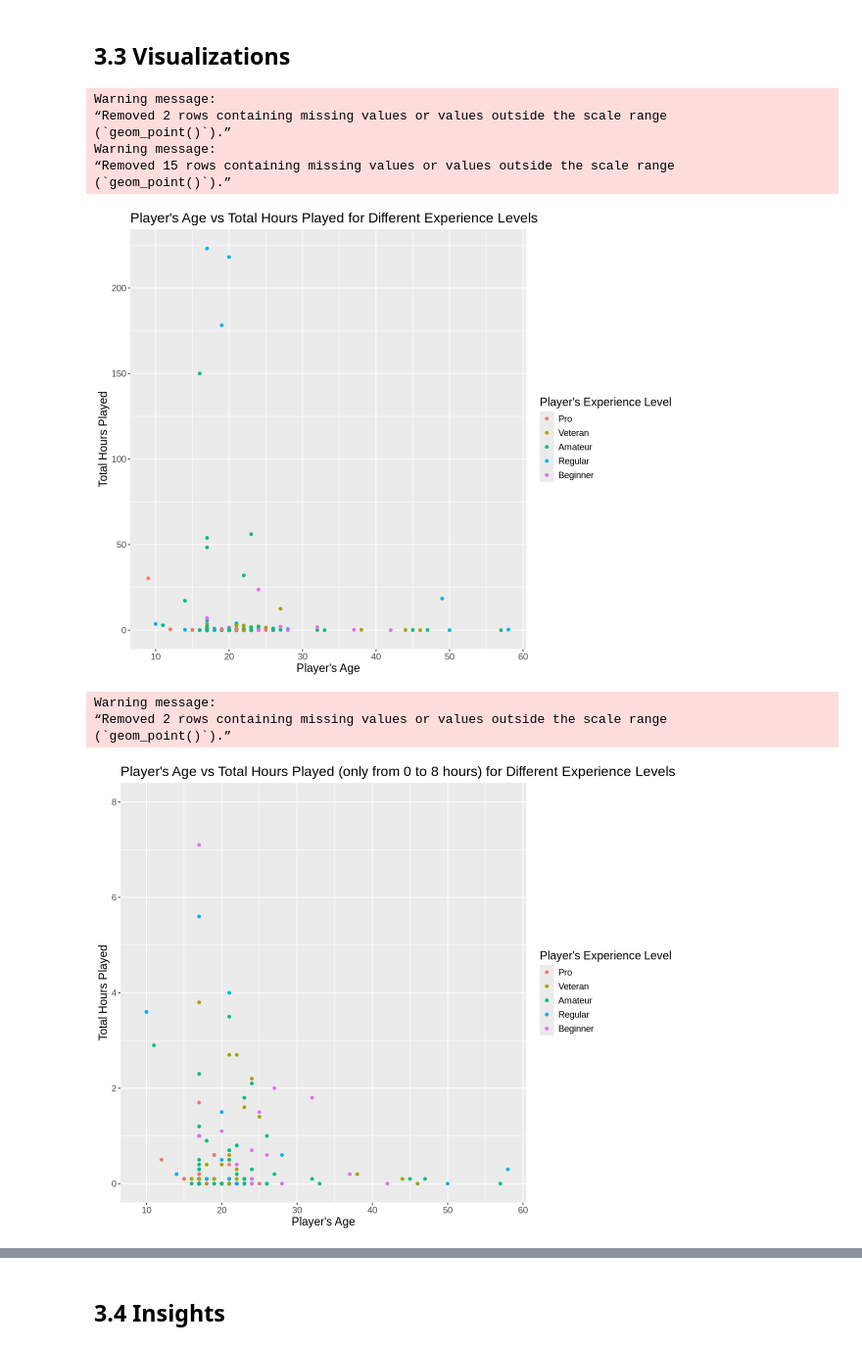
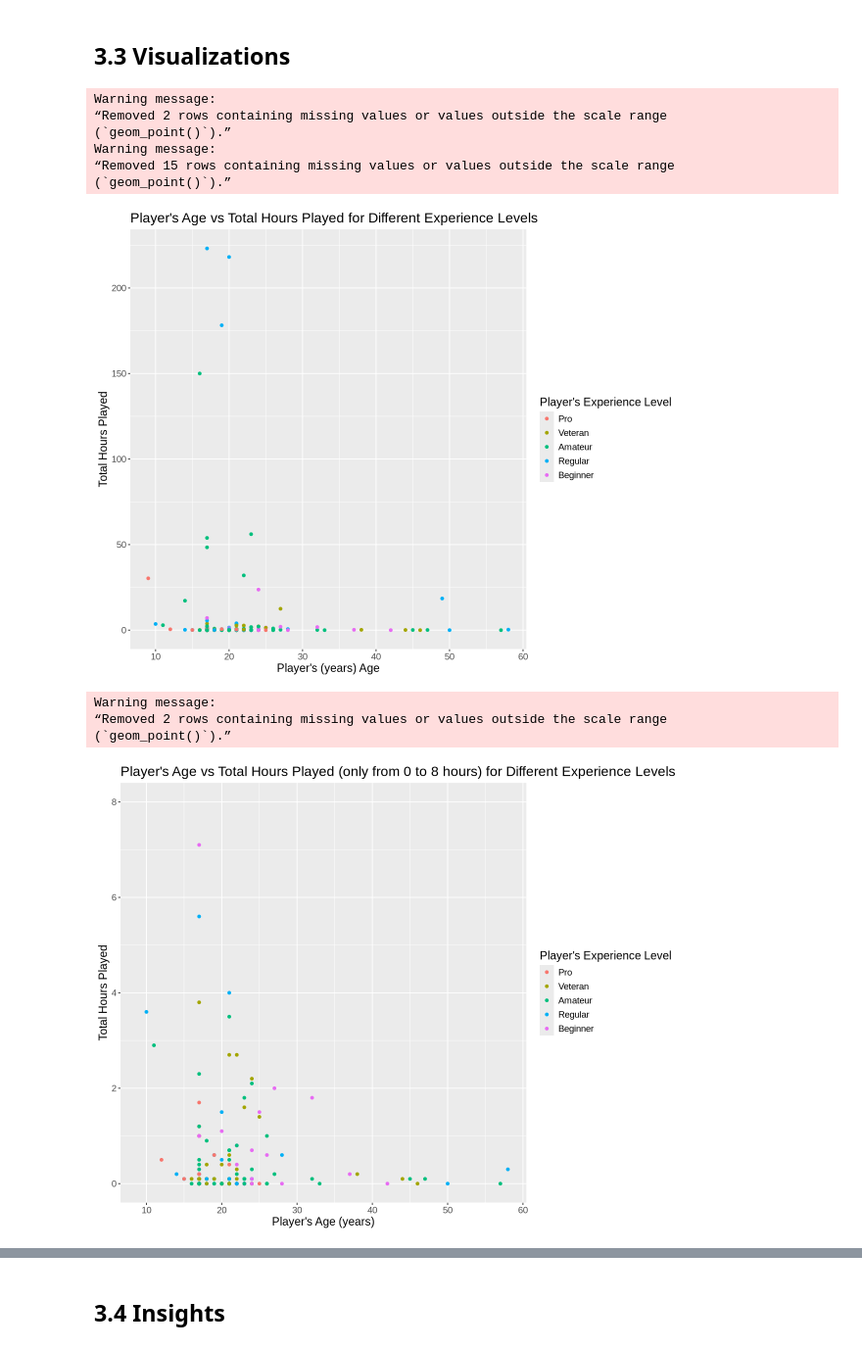
Before and after one commit to gbdev133/dsci100_individual, a Jupyter notebook: main.ipynb, the cells around one changed output, grey strips where cells are left out. Shown at 98% size. Drawn from its saved outputs; the diff is of its cells as text; code cells hidden in the pictures.

```diff
--- a/main.ipynb
+++ b/main.ipynb
@@ -128,42 +130,42 @@ options(repr.plot.width = 10, repr.plot.height = 8)
 # age vs played_hours
 plot1 <- ggplot(players, aes(x = Age, y = played_hours, color = experience)) +
     geom_point() +
     theme(text = element_text(size = 14))
 
 plot2 <- plot1 +
-    labs(x = "Player's Age", y = "Total Hours Played",
+    labs(x = "Player's Age (years)", y = "Total Hours Played",
          title = "Player's Age vs Total Hours Played (only from 0 to 8 hours) for Different Experience Levels",
         color = "Player's Experience Level") +
     ylim(c(0, 8))
 
 plot3 <- ggplot(players, aes(x = Age, y = played_hours)) +
     geom_point() +
     facet_grid(cols = vars(experience)) +
     theme(text = element_text(size = 14))
 
 plot4 <- plot3 +
-    labs(x = "Player's Age", y = "Total Hours Played",
+    labs(x = "Player's (years) Age", y = "Total Hours Played",
          title = "Player's Age vs Total Hours Played (only from 0 to 8 hours) for Different Experience Levels") +
     ylim(c(0, 8))
-plot1 + labs(x = "Player's Age", y = "Total Hours Played",
+plot1 + labs(x = "Player's (years) Age", y = "Total Hours Played",
          title = "Player's Age vs Total Hours Played for Different Experience Levels",
         color = "Player's Experience Level")
 plot2
-plot3 + labs(x = "Player's Age", y = "Total Hours Played",
+plot3 + labs(x = "Player's (years) Age", y = "Total Hours Played",
          title = "Player's Age vs Total Hours Played for Different Experience Levels")
 plot4
 # %% [output]
 Warning message:
 “Removed 2 rows containing missing values or values outside the scale range
 (`geom_point()`).”
 Warning message:
 “Removed 15 rows containing missing values or values outside the scale range
 (`geom_point()`).”
-[figure, old version]
+[figure, new version]
 Warning message:
 “Removed 2 rows containing missing values or values outside the scale range
 (`geom_point()`).”
-[figure, old version]
+[figure, new version]
 Warning message:
 “Removed 15 rows containing missing values or values outside the scale range
 (`geom_point()`).”
```
Also changed, not shown: parts of 5 cells of this notebook.
